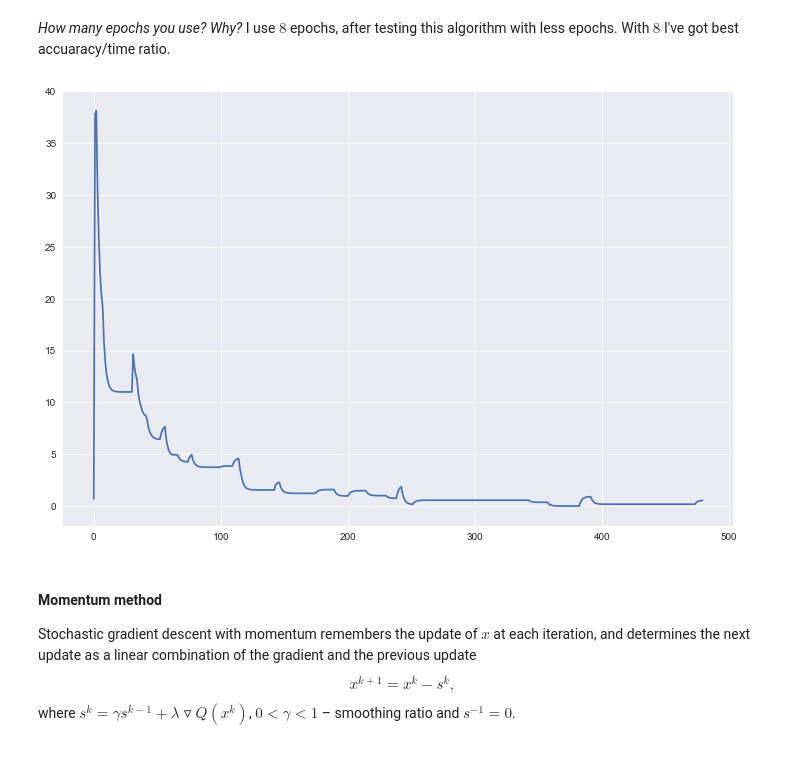
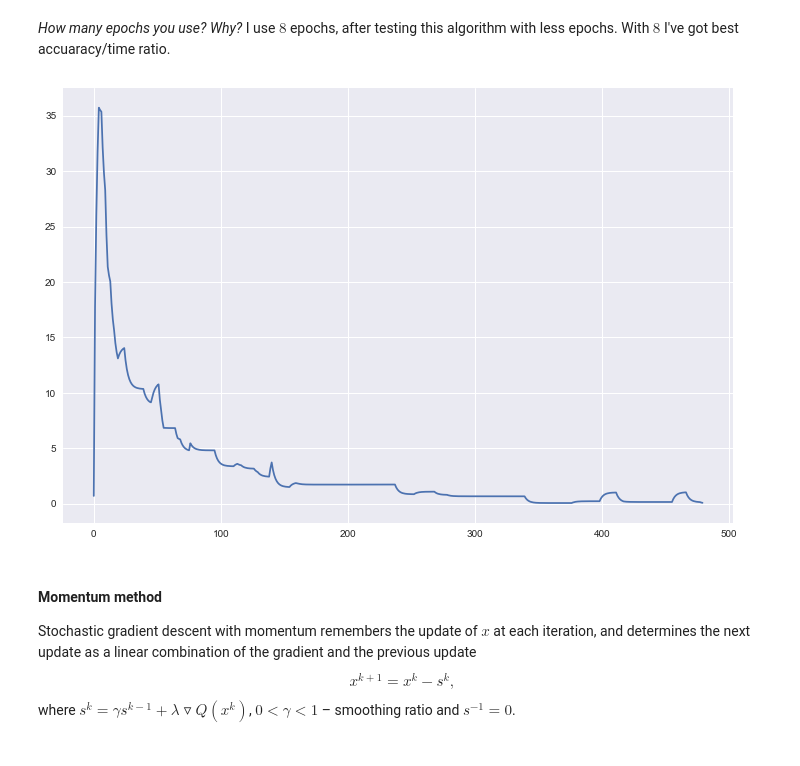
Before and after one commit to puhsu/renju, a Jupyter notebook: labs/lab-1.ipynb, the cells around one changed output. Saved outputs shown, nothing was run; the diff lists cells and outputs as text; code cells hidden in the pictures.

```diff
--- a/labs/lab-1.ipynb
+++ b/labs/lab-1.ipynb
@@ -835,17 +836,17 @@ random_params = np.zeros(X_train.shape[1])
 # %%
 def exponential_smoothing(series, alpha):
     result = [series[0]]
     for i in range(1, len(series)):
         result.append(alpha * series[i] + (1 - alpha) * result[i - 1])
     return result
 
-smoothed_loss = exponential_smoothing(loss_graph, .4)
+smoothed_loss = exponential_smoothing(loss_graph, .3)
 
 plt.figure(figsize=(12, 8))
 plt.plot(range(len(smoothed_loss)), smoothed_loss)
 plt.show()
 # %% [output]
-[figure, old version]
+[figure, new version]
 # %% [markdown]
 #### Momentum method
 Stochastic gradient descent with momentum remembers the update of $x$ at each iteration, and determines the next update as a linear combination of the gradient and the previous update
```
Also changed, not shown: parts of 12 cells of this notebook.
